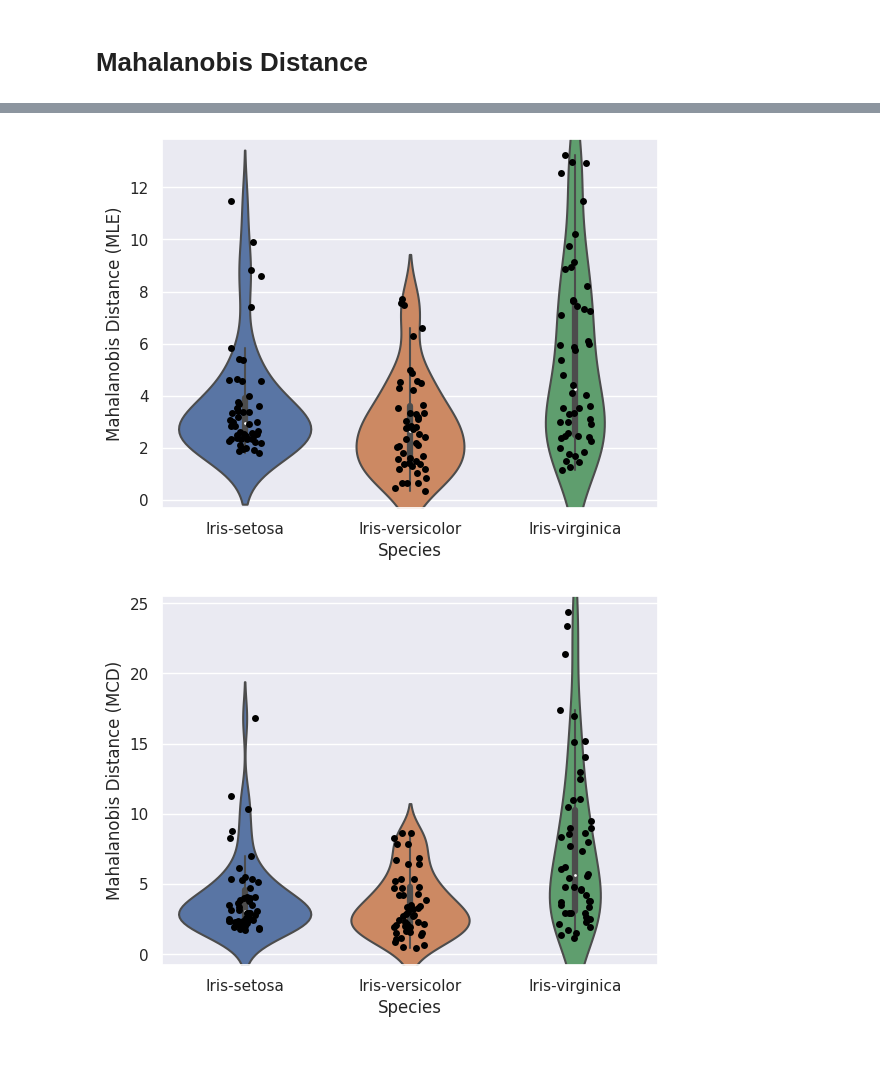
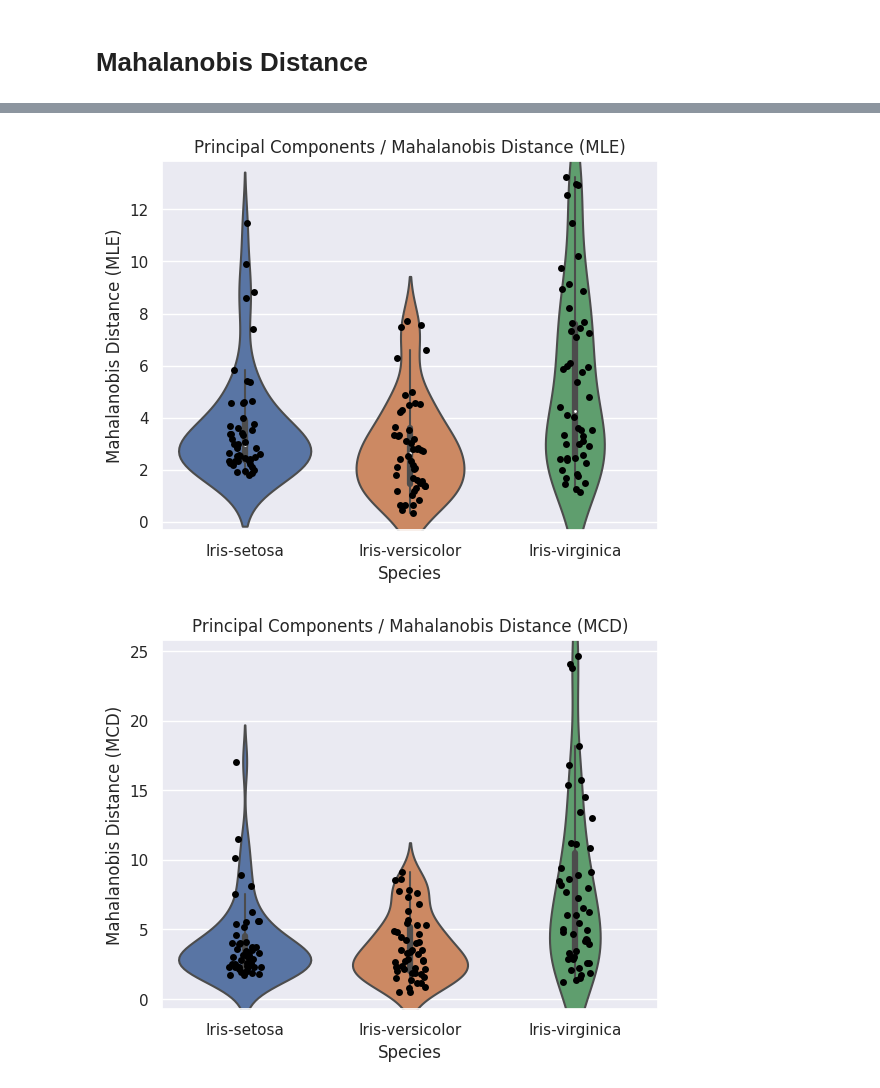
Before and after one commit to bitwalk123/MyNotebook, a Jupyter notebook: iris_PCA_py_3_MD.ipynb, the cells around one changed output, grey strips where cells are left out. Drawn from its saved outputs; the diff is of its cells as text; code cells hidden in the pictures; blank space fills up the shorter version.

```diff
--- a/iris_PCA_py_3_MD.ipynb
+++ b/iris_PCA_py_3_MD.ipynb
@@ -61,17 +72,18 @@ df_pca.head()
 # %%
 import matplotlib.pyplot as plt
 import seaborn as sns
 plt.rcParams['font.size'] = 14
 sns.set()
 
 for md in ['MLE', 'MCD']:
     fig, ax = plt.subplots()
     sns.violinplot(data=df_pca, x='Species', y=md, showfliers=False, ax=ax)
     sns.stripplot(data=df_pca, x='Species', y=md, jitter=True, color='black', ax=ax)
 
     ax.set_ylabel('Mahalanobis Distance (%s)' % md)
+    ax.set_title('Principal Components / Mahalanobis Distance (%s)' % md)
     plt.savefig('iris_31_PCA_MD_%s.png' % md)
     plt.show()
 # %% [output]
-[figure, old version]
+[figure, new version]
-[figure, old version]
+[figure, new version]
```
Also changed, not shown: parts of 2 cells of this notebook, 5 other files.
